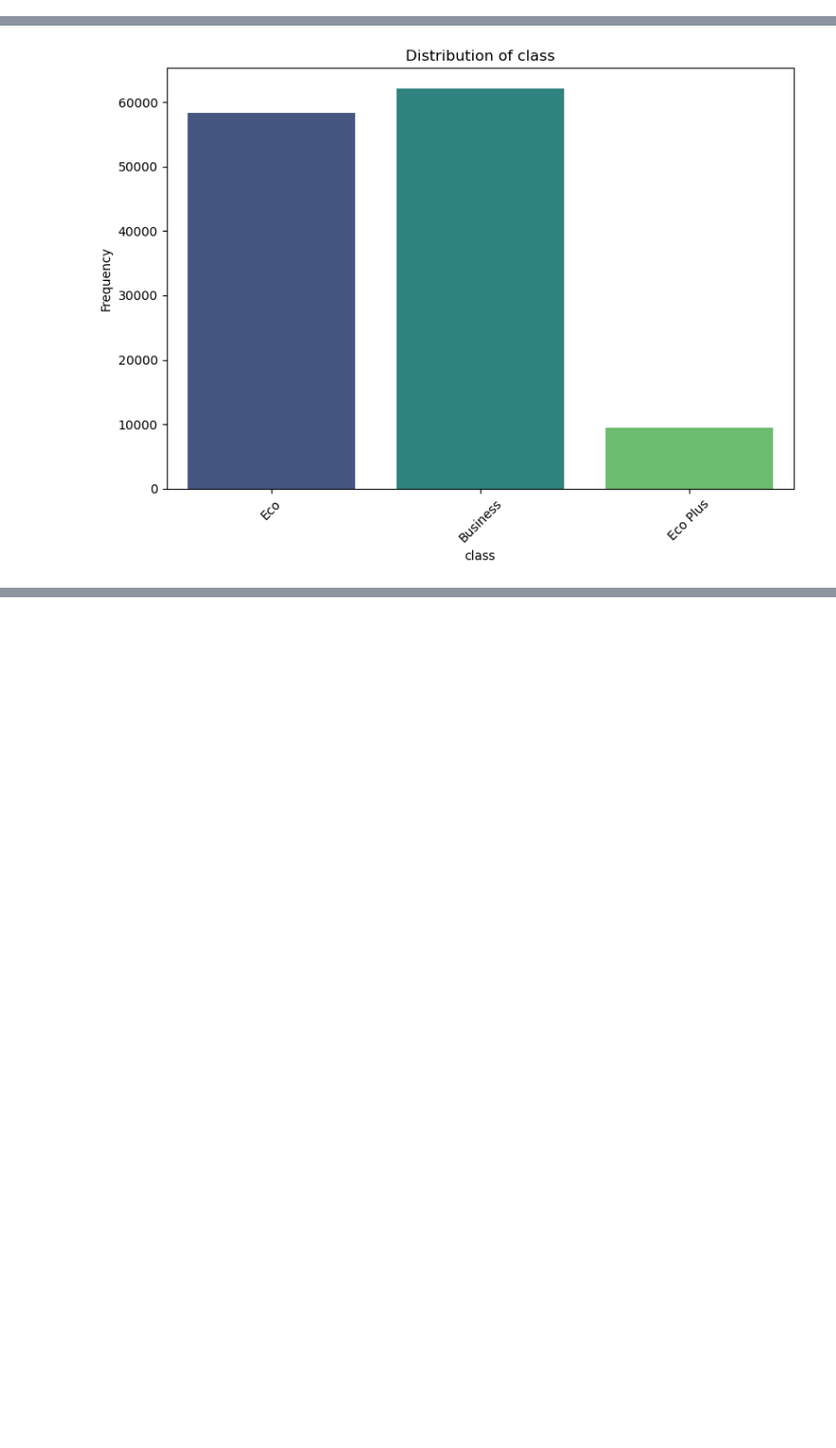
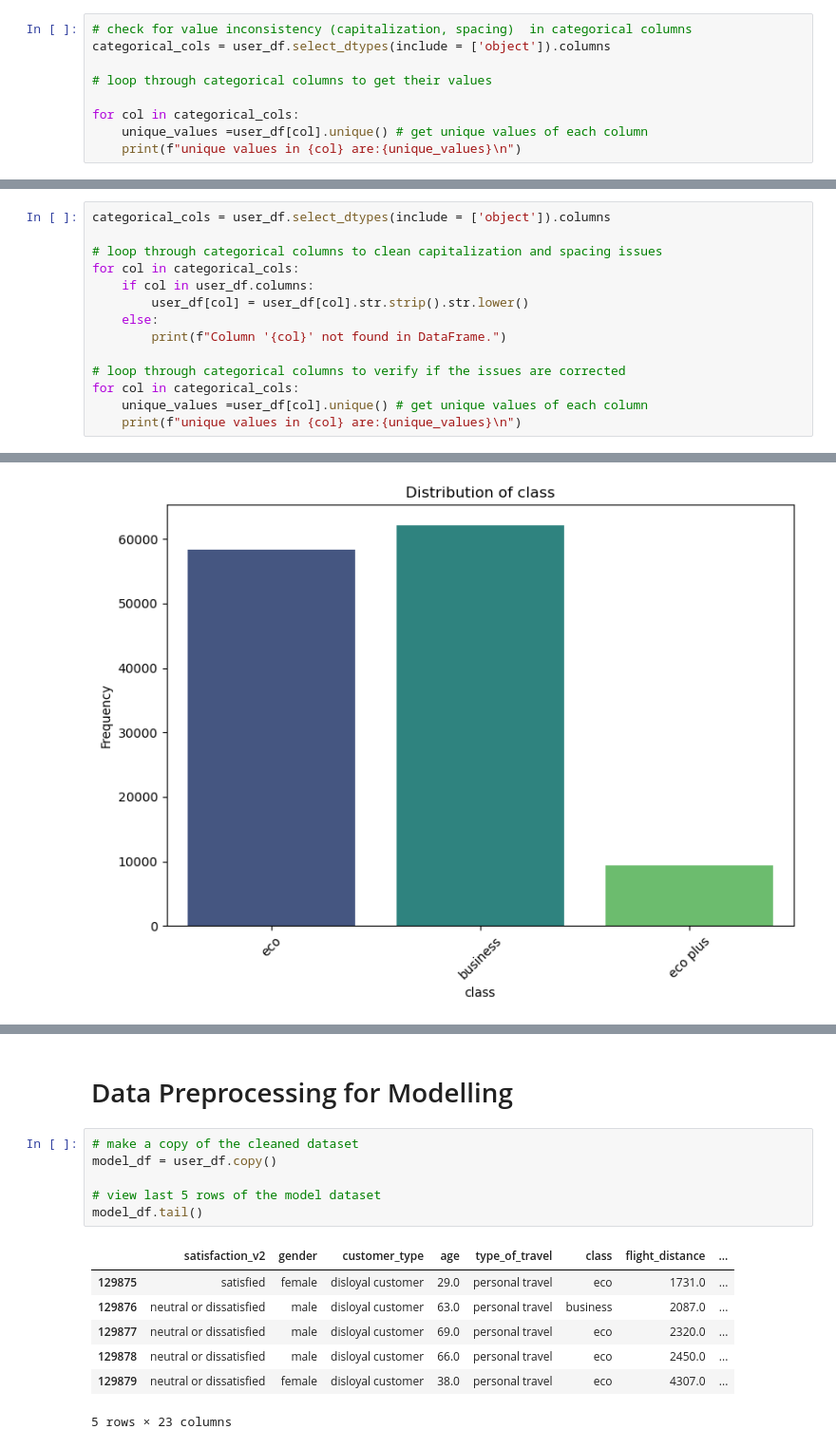
Before and after one commit to i-gyan/my_projects, a Jupyter notebook: passenger_satisfaction.ipynb, the cells around one changed output, grey strips where cells are left out. Shown at 95% size. Cells and saved outputs as stored; diff of their text form; blank space fills up the shorter version.

```diff
--- a/passenger_satisfaction.ipynb
+++ b/passenger_satisfaction.ipynb
@@ -136,3 +141,12 @@ Online boarding                          0
 Departure Delay in Minutes           18098
 Arrival Delay in Minutes             17492
 dtype: int64
+# %%
+# check for value inconsistency (capitalization, spacing)  in categorical columns
+categorical_cols = user_df.select_dtypes(include = ['object']).columns
+
+# loop through categorical columns to get their values
+
+for col in categorical_cols:
+    unique_values =user_df[col].unique() # get unique values of each column
+    print(f"unique values in {col} are:{unique_values}\n")
@@ -201,0 +238,14 @@ dtype: int64
+# %%
+categorical_cols = user_df.select_dtypes(include = ['object']).columns
+
+# loop through categorical columns to clean capitalization and spacing issues
+for col in categorical_cols:
+    if col in user_df.columns:
+        user_df[col] = user_df[col].str.strip().str.lower()
+    else:
+        print(f"Column '{col}' not found in DataFrame.")
+
+# loop through categorical columns to verify if the issues are corrected
+for col in categorical_cols:
+    unique_values =user_df[col].unique() # get unique values of each column
+    print(f"unique values in {col} are:{unique_values}\n")
@@ -254,3 +315,19 @@ plt.title("Correlation Heatmap")
 plt.show()
 # %% [output]
 [figure]
+# %% [markdown]
+# Data Preprocessing for Modelling
+# %%
+# make a copy of the cleaned dataset
+model_df = user_df.copy()
+
+# view last 5 rows of the model dataset
+model_df.tail()
+# %% [output]
+|  | satisfaction_v2 | gender | customer_type | age | type_of_travel | class | flight_distance | ... |
+| 129875 | satisfied | female | disloyal customer | 29.0 | personal travel | eco | 1731.0 | ... |
+| 129876 | neutral or dissatisfied | male | disloyal customer | 63.0 | personal travel | business | 2087.0 | ... |
+| 129877 | neutral or dissatisfied | male | disloyal customer | 69.0 | personal travel | eco | 2320.0 | ... |
+| 129878 | neutral or dissatisfied | male | disloyal customer | 66.0 | personal travel | eco | 2450.0 | ... |
+| 129879 | neutral or dissatisfied | female | disloyal customer | 38.0 | personal travel | eco | 4307.0 | ... |
+5 rows × 23 columns
```
Also changed, not shown: parts of 21 cells of this notebook.
